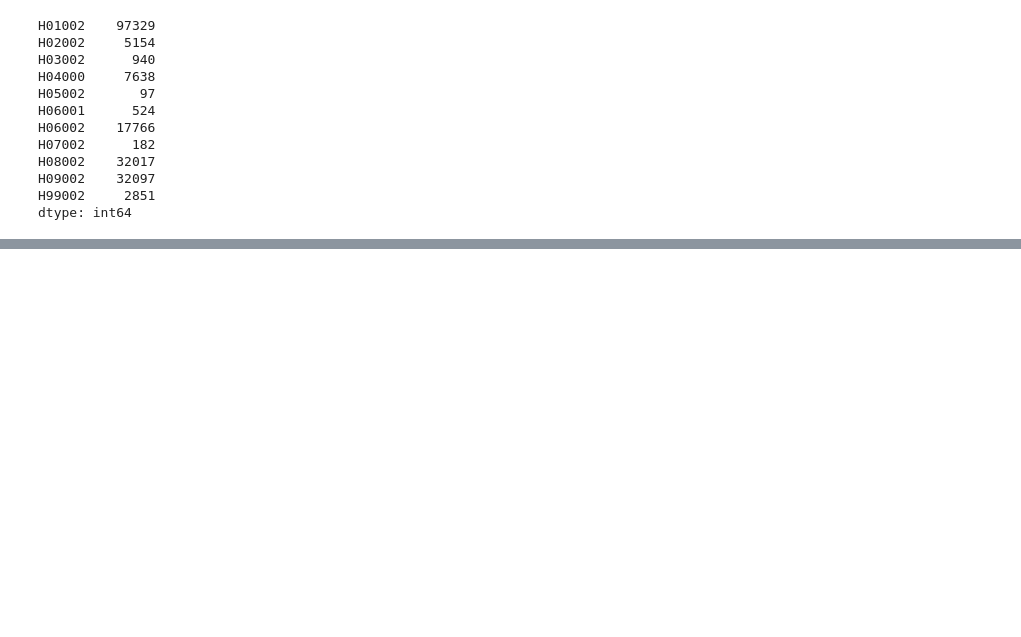
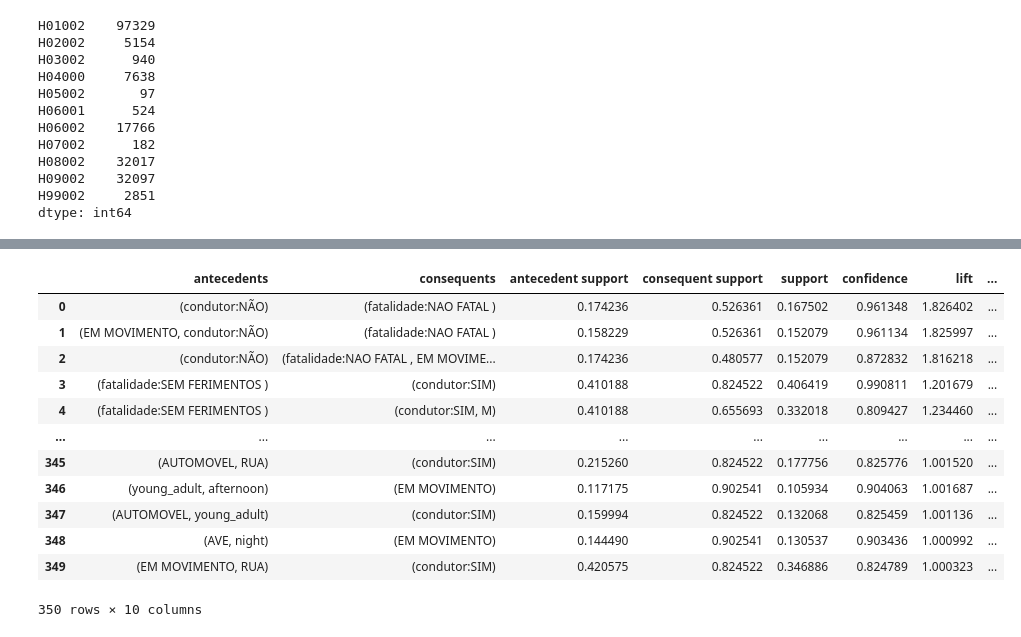
Before and after one commit to SamuelLipovetsky/mda_project, a Jupyter notebook: ItemsetMining.ipynb, the cells around one changed output, grey strips where cells are left out. Saved outputs shown, nothing was run; the diff lists cells and outputs as text; code cells hidden in the pictures; blank space fills up the shorter version.

```diff
--- a/ItemsetMining.ipynb
+++ b/ItemsetMining.ipynb
@@ -303,0 +332,16 @@ eclat_instance = ECLAT(data=concat_dfs, verbose=True) #verbose=True to see the l
+# %%
+rules.sort_values(by='leverage',ascending=False).reset_index(drop=True)
+# %% [output]
+|  | antecedents | consequents | antecedent support | consequent support | support | confidence | lift | ... |
+| 0 | (condutor:NÃO) | (fatalidade:NAO FATAL ) | 0.174236 | 0.526361 | 0.167502 | 0.961348 | 1.826402 | ... |
+| 1 | (EM MOVIMENTO, condutor:NÃO) | (fatalidade:NAO FATAL ) | 0.158229 | 0.526361 | 0.152079 | 0.961134 | 1.825997 | ... |
+| 2 | (condutor:NÃO) | (fatalidade:NAO FATAL , EM MOVIME... | 0.174236 | 0.480577 | 0.152079 | 0.872832 | 1.816218 | ... |
+| 3 | (fatalidade:SEM FERIMENTOS ) | (condutor:SIM) | 0.410188 | 0.824522 | 0.406419 | 0.990811 | 1.201679 | ... |
+| 4 | (fatalidade:SEM FERIMENTOS ) | (condutor:SIM, M) | 0.410188 | 0.655693 | 0.332018 | 0.809427 | 1.234460 | ... |
+| ... | ... | ... | ... | ... | ... | ... | ... | ... |
+| 345 | (AUTOMOVEL, RUA) | (condutor:SIM) | 0.215260 | 0.824522 | 0.177756 | 0.825776 | 1.001520 | ... |
+| 346 | (young_adult, afternoon) | (EM MOVIMENTO) | 0.117175 | 0.902541 | 0.105934 | 0.904063 | 1.001687 | ... |
+| 347 | (AUTOMOVEL, young_adult) | (condutor:SIM) | 0.159994 | 0.824522 | 0.132068 | 0.825459 | 1.001136 | ... |
+| 348 | (AVE, night) | (EM MOVIMENTO) | 0.144490 | 0.902541 | 0.130537 | 0.903436 | 1.000992 | ... |
+| 349 | (EM MOVIMENTO, RUA) | (condutor:SIM) | 0.420575 | 0.824522 | 0.346886 | 0.824789 | 1.000323 | ... |
+350 rows × 10 columns
```
Also changed, not shown: parts of 10 cells of this notebook.
